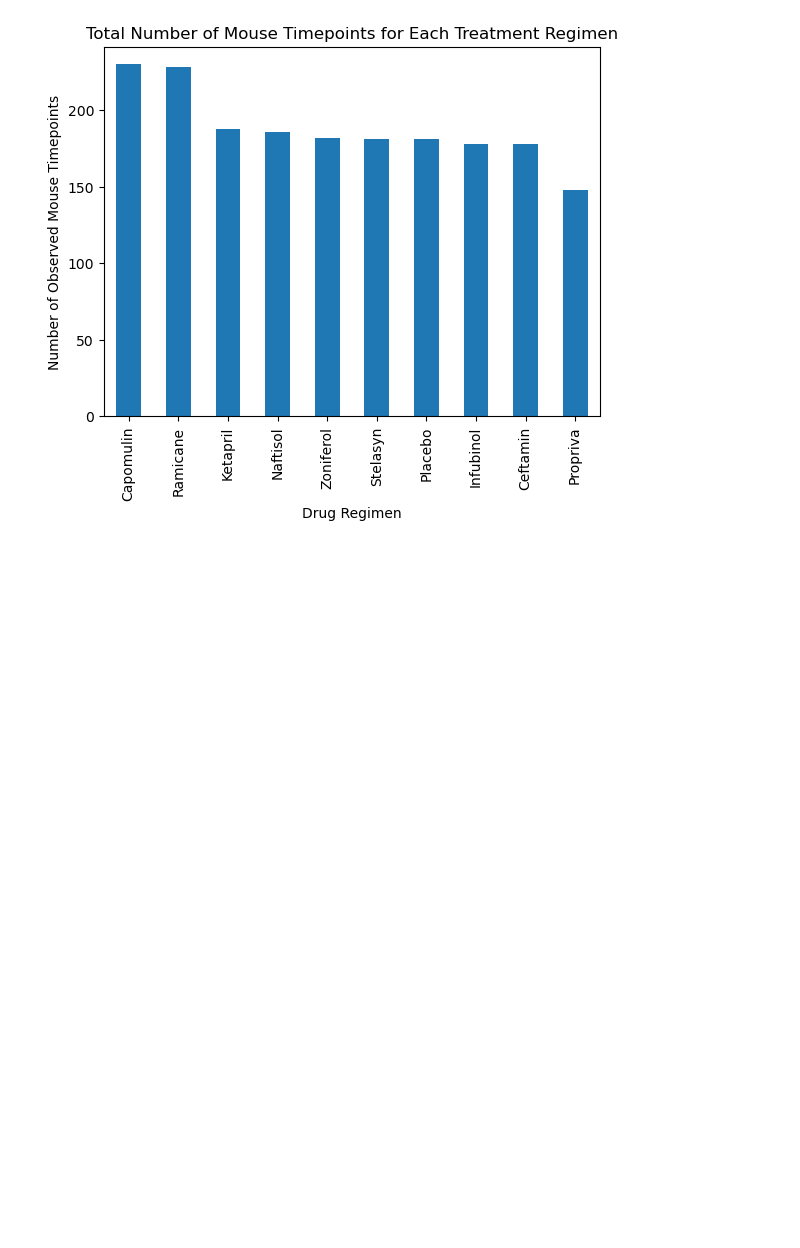
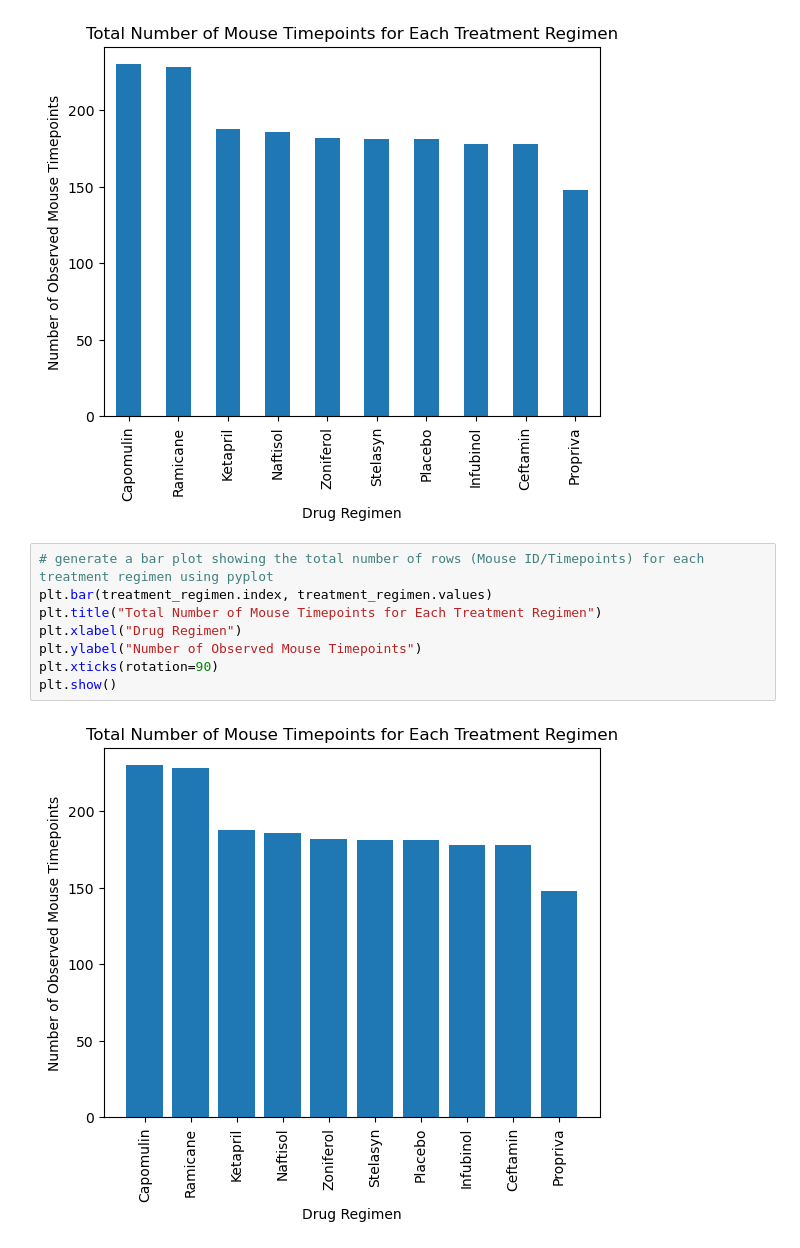
Before and after one commit to gmmarsh/didactic-giggle, a Jupyter notebook: Pymaceuticals/pymaceuticals_final_analysis.ipynb, the cells around one changed output. Cells and saved outputs as stored; diff of their text form; blank space fills up the shorter version.

```diff
--- a/Pymaceuticals/pymaceuticals_final_analysis.ipynb
+++ b/Pymaceuticals/pymaceuticals_final_analysis.ipynb
@@ -135,3 +135,13 @@ plt.ylabel("Number of Observed Mouse Timepoints")
 plt.show()
 # %% [output]
 [figure]
+# %%
+# generate a bar plot showing the total number of rows (Mouse ID/Timepoints) for each treatment regimen using pyplot
+plt.bar(treatment_regimen.index, treatment_regimen.values)
+plt.title("Total Number of Mouse Timepoints for Each Treatment Regimen")
+plt.xlabel("Drug Regimen")
+plt.ylabel("Number of Observed Mouse Timepoints")
+plt.xticks(rotation=90)
+plt.show()
+# %% [output]
+[figure, added]
```
Also changed, not shown: parts of 3 cells of this notebook.
